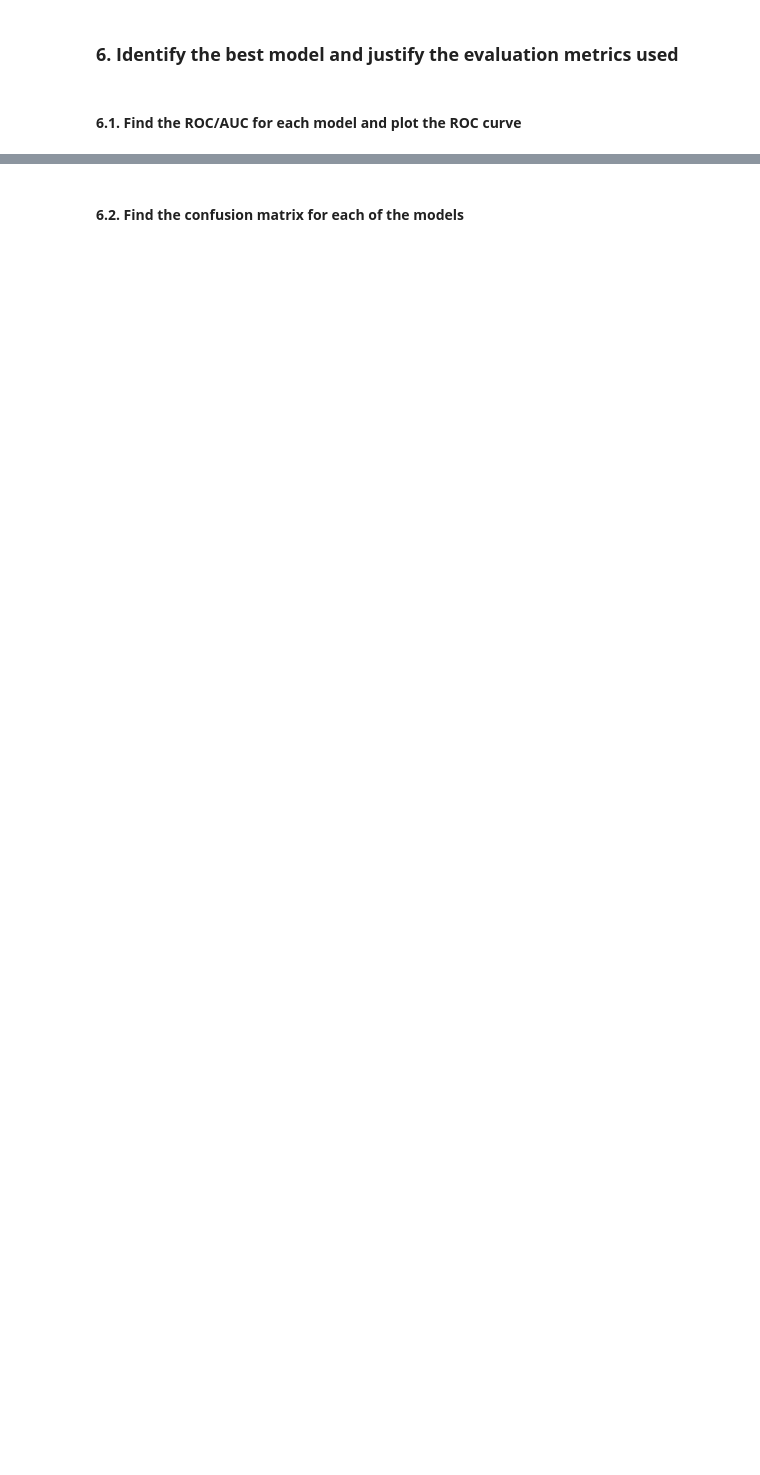
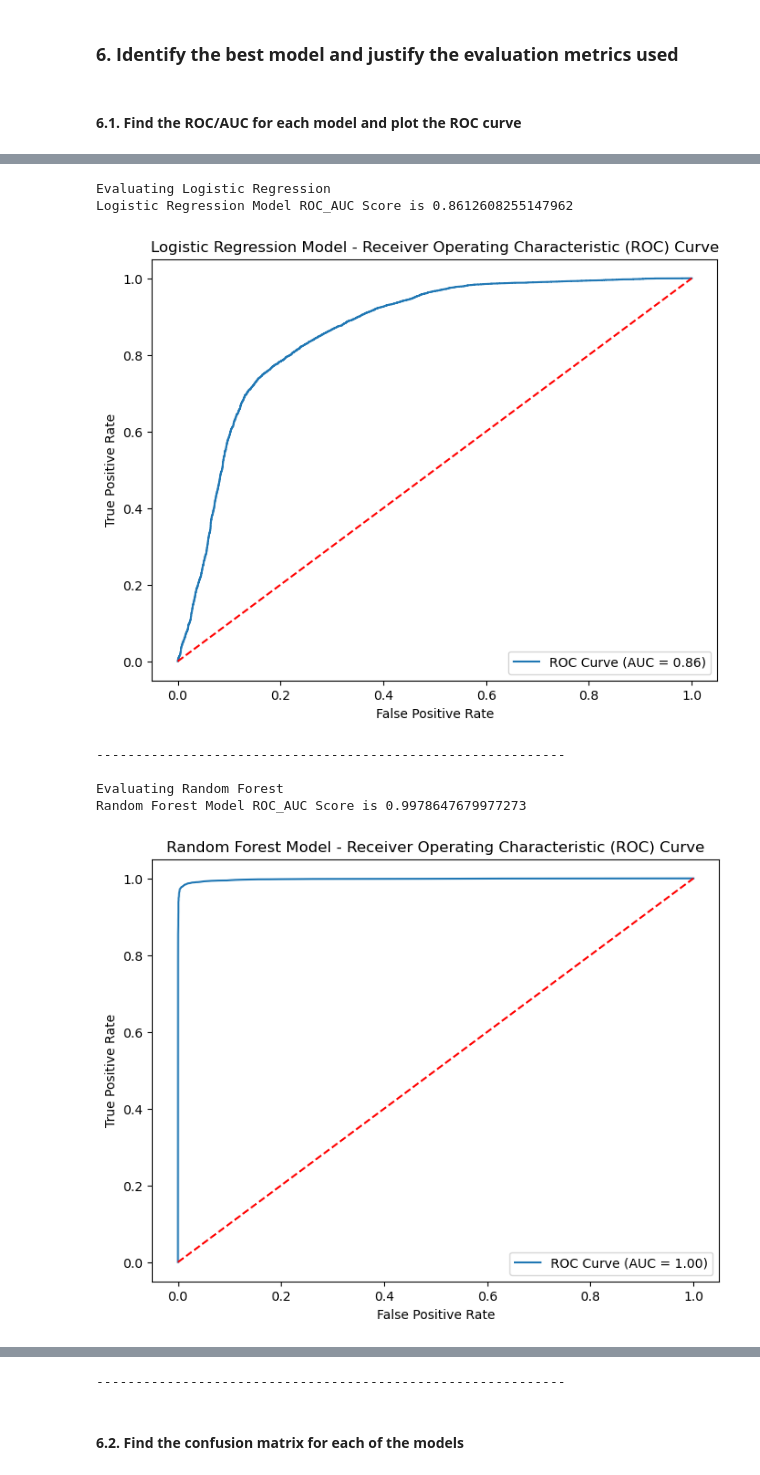
Before and after one commit to toddwalters/pgaiml-python-coding-examples, a Jupyter notebook: machine-learning/projects/employeeTurnoverAnalytics/1688640705_ToddWalters_mds_cep_ml_ps.ipynb, the cells around one changed output, grey strips where cells are left out. Drawn from its saved outputs; the diff is of its cells as text; code cells hidden in the pictures; blank space fills up the shorter version.

```diff
--- a/machine-learning/projects/employeeTurnoverAnalytics/1688640705_ToddWalters_mds_cep_ml_ps.ipynb
+++ b/machine-learning/projects/employeeTurnoverAnalytics/1688640705_ToddWalters_mds_cep_ml_ps.ipynb
@@ -664,0 +472,22 @@ Gradient Boosting Model ROC_AUC Score is 0.9926982351092353
+# %%
+# Define the models
+models = {
+    "Logistic Regression": LogisticRegression(random_state=RANDOM_STATE),
+    "Random Forest": RandomForestClassifier(random_state=RANDOM_STATE),
+    "Gradient Boosting": GradientBoostingClassifier(random_state=RANDOM_STATE)
+}
+
+# Train and evaluate each model using the function
+for model_name, model in models.items():
+    print(f"Evaluating {model_name}")
+    train_and_evaluate(model_name, model, X_train_smote, y_train_smote, X_test, y_test, cv, print_accuracy_score=False, plot_classification=False, plot_roc_curve=True, plot_confusion_matrix=False)
+    print("\n" + "-"*60 + "\n")
+# %% [output]
+Evaluating Logistic Regression
+Logistic Regression Model ROC_AUC Score is 0.8612608255147962
+[figure, added]
+------------------------------------------------------------
+
+Evaluating Random Forest
+Random Forest Model ROC_AUC Score is 0.9978647679977273
+[figure, added]
@@ -665,2 +499,3 @@ Gradient Boosting Model ROC_AUC Score is 0.9926982351092353
+------------------------------------------------------------
 # %% [markdown]
 #### **6.2.	Find the confusion matrix for each of the models**
```
Also changed, not shown: parts of 21 cells of this notebook.
